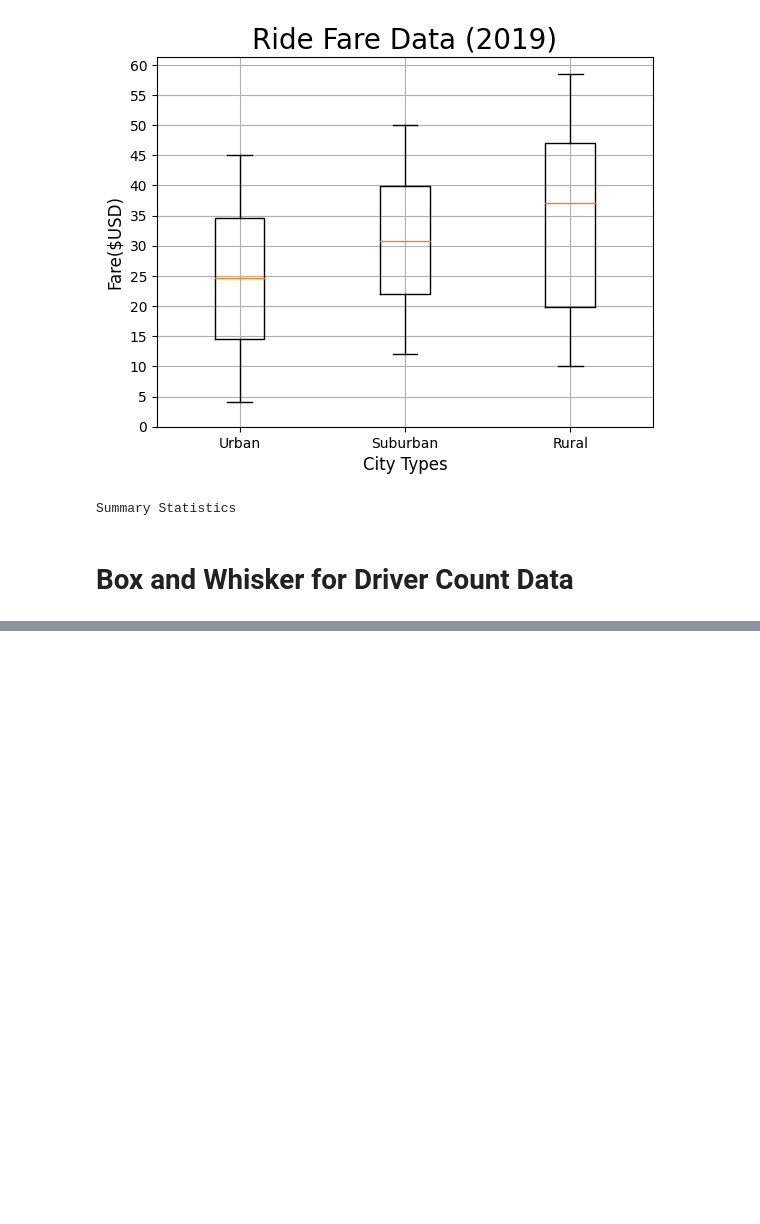
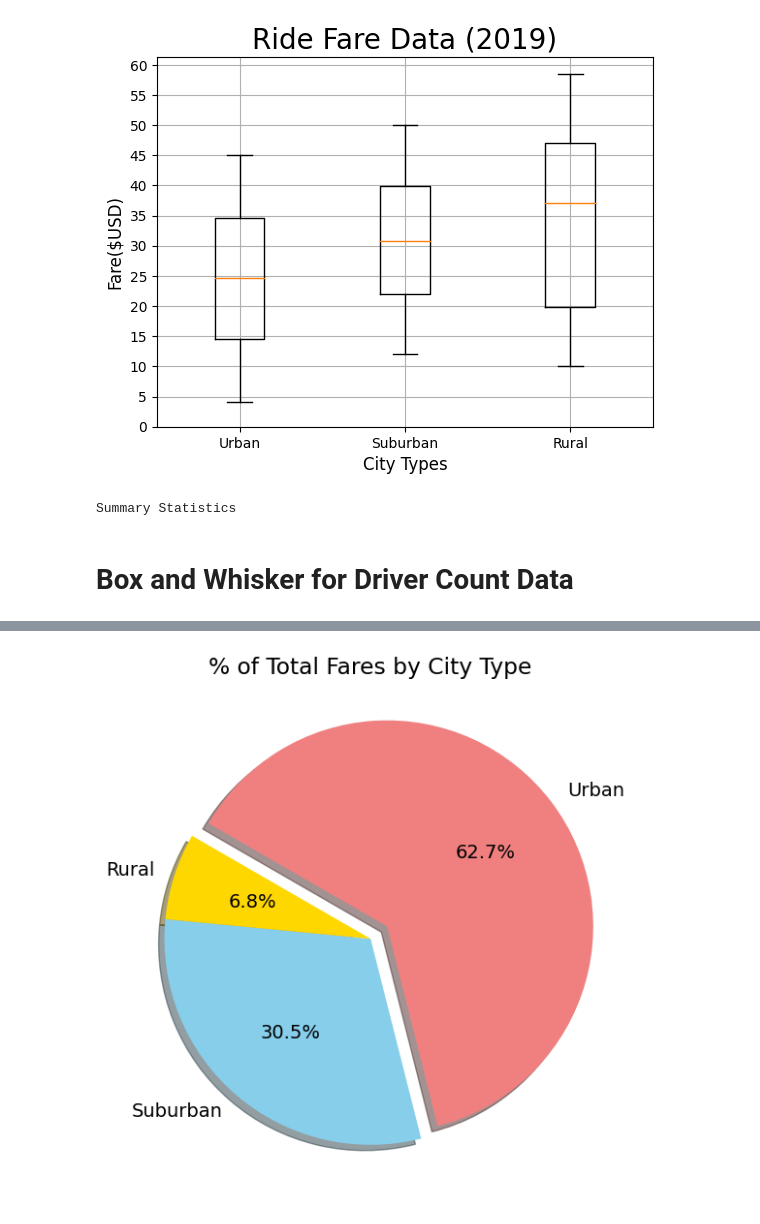
Before and after one commit to MaxDorris/PyBer-Analysis, a Jupyter notebook: PyBer.ipynb, the cells around one changed output, grey strips where cells are left out. Cells and saved outputs as stored; diff of their text form; code cells hidden in the pictures; blank space fills up the shorter version.

```diff
--- a/PyBer.ipynb
+++ b/PyBer.ipynb
@@ -364,0 +410,27 @@ Name: driver_count, dtype: float64
+# %%
+# create pie chart to display percentage of total fares by city
+x_labels = ["Urban","Suburban","Rural"]
+city_fares = [urban_fare_total, suburban_fare_total, rural_fare_total]
+colors = ['lightcoral','skyblue','gold']
+explode = [0.1,0,0]
+
+fig, ax = plt.subplots(figsize=(10,6))
+ax.pie(city_fares,
+       labels=x_labels,
+       colors=colors,
+       explode=explode,
+       shadow=True,
+       counterclock=False,
+       startangle=150,
+       autopct='%1.1f%%')
+
+
+ax.set_title("% of Total Fares by City Type")
+mpl.rcParams['font.size'] = 14
+
+# Add the legend.
+
+fig.tight_layout()
+fig.savefig('analysis/Ride_Fare_Percents_by_Type')
+# %% [output]
+[figure, added]
```
Also changed, not shown: parts of 8 cells of this notebook, 2 other files.
